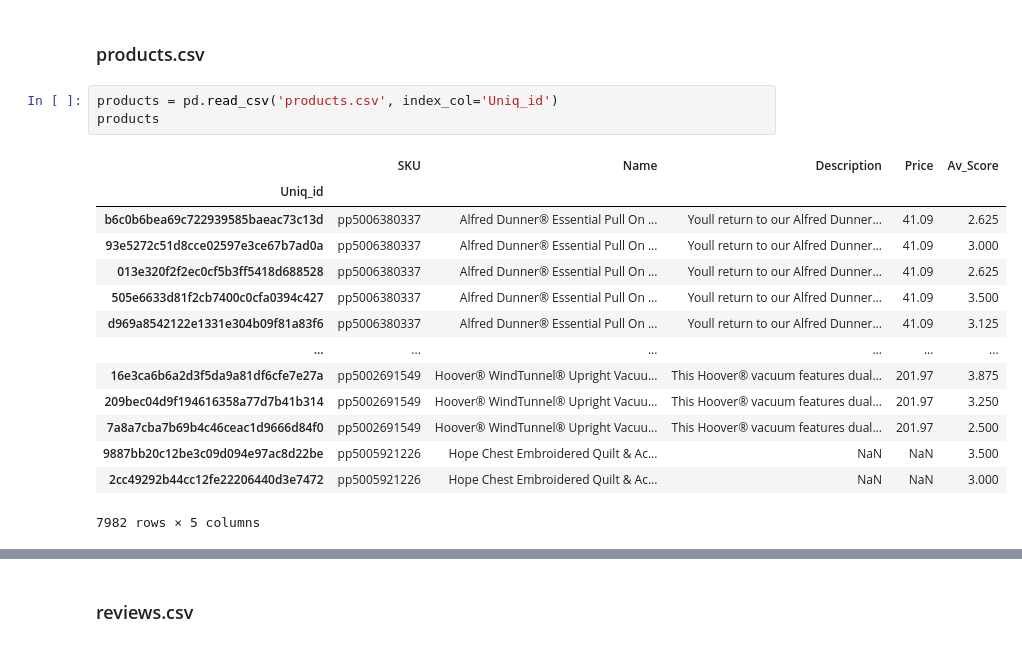
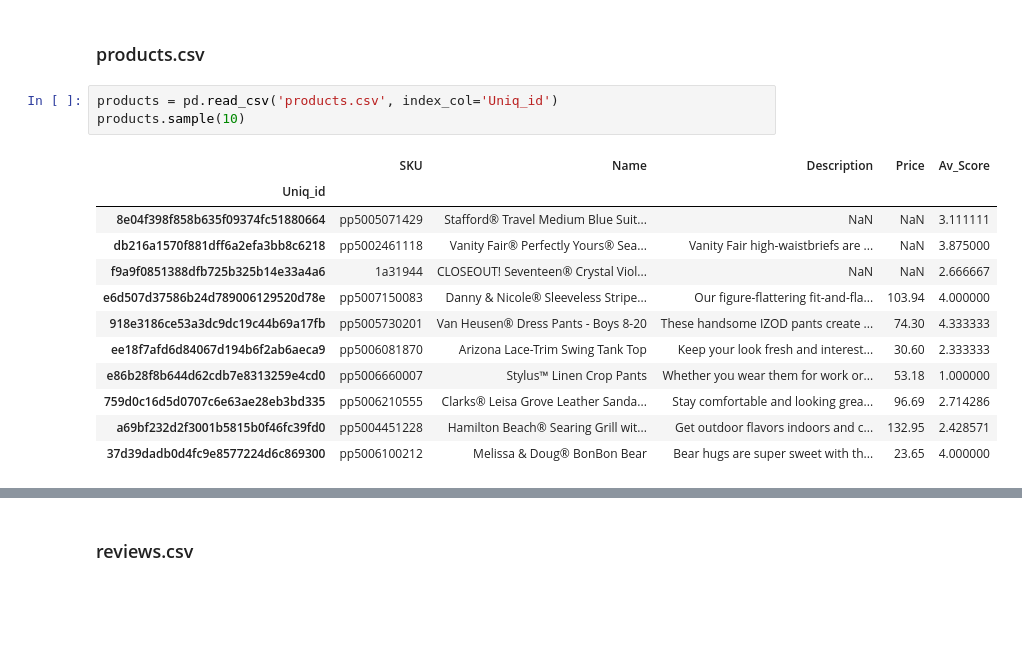
Before and after one commit to Kirera-Wainaina/data-manipulation-class-assignment, a Jupyter notebook: 3367315_BD2.ipynb, the cells around one changed output, grey strips where cells are left out. Saved outputs shown, nothing was run; the diff lists cells and outputs as text; blank space fills up the shorter version.

```diff
--- a/3367315_BD2.ipynb
+++ b/3367315_BD2.ipynb
@@ -161,19 +258,17 @@ jcpenney_reviewers
 ### products.csv
 # %%
 products = pd.read_csv('products.csv', index_col='Uniq_id')
-products
+products.sample(10)
 # %% [output]
 |  | SKU | Name | Description | Price | Av_Score |
 | Uniq_id |  |  |  |  |  |
-| b6c0b6bea69c722939585baeac73c13d | pp5006380337 | Alfred Dunner® Essential Pull On ... | Youll return to our Alfred Dunner... | 41.09 | 2.625 |
-| 93e5272c51d8cce02597e3ce67b7ad0a | pp5006380337 | Alfred Dunner® Essential Pull On ... | Youll return to our Alfred Dunner... | 41.09 | 3.000 |
-| 013e320f2f2ec0cf5b3ff5418d688528 | pp5006380337 | Alfred Dunner® Essential Pull On ... | Youll return to our Alfred Dunner... | 41.09 | 2.625 |
-| 505e6633d81f2cb7400c0cfa0394c427 | pp5006380337 | Alfred Dunner® Essential Pull On ... | Youll return to our Alfred Dunner... | 41.09 | 3.500 |
-| d969a8542122e1331e304b09f81a83f6 | pp5006380337 | Alfred Dunner® Essential Pull On ... | Youll return to our Alfred Dunner... | 41.09 | 3.125 |
-| ... | ... | ... | ... | ... | ... |
-| 16e3ca6b6a2d3f5da9a81df6cfe7e27a | pp5002691549 | Hoover® WindTunnel® Upright Vacuu... | This Hoover® vacuum features dual... | 201.97 | 3.875 |
-| 209bec04d9f194616358a77d7b41b314 | pp5002691549 | Hoover® WindTunnel® Upright Vacuu... | This Hoover® vacuum features dual... | 201.97 | 3.250 |
-| 7a8a7cba7b69b4c46ceac1d9666d84f0 | pp5002691549 | Hoover® WindTunnel® Upright Vacuu... | This Hoover® vacuum features dual... | 201.97 | 2.500 |
-| 9887bb20c12be3c09d094e97ac8d22be | pp5005921226 | Hope Chest Embroidered Quilt & Ac... | NaN | NaN | 3.500 |
-| 2cc49292b44cc12fe22206440d3e7472 | pp5005921226 | Hope Chest Embroidered Quilt & Ac... | NaN | NaN | 3.000 |
+| 8e04f398f858b635f09374fc51880664 | pp5005071429 | Stafford® Travel Medium Blue Suit... | NaN | NaN | 3.111111 |
+| db216a1570f881dff6a2efa3bb8c6218 | pp5002461118 | Vanity Fair® Perfectly Yours® Sea... | Vanity Fair high-waistbriefs are ... | NaN | 3.875000 |
+| f9a9f0851388dfb725b325b14e33a4a6 | 1a31944 | CLOSEOUT! Seventeen® Crystal Viol... | NaN | NaN | 2.666667 |
+| e6d507d37586b24d789006129520d78e | pp5007150083 | Danny & Nicole® Sleeveless Stripe... | Our figure-flattering fit-and-fla... | 103.94 | 4.000000 |
+| 918e3186ce53a3dc9dc19c44b69a17fb | pp5005730201 | Van Heusen® Dress Pants - Boys 8-20 | These handsome IZOD pants create ... | 74.30 | 4.333333 |
+| ee18f7afd6d84067d194b6f2ab6aeca9 | pp5006081870 | Arizona Lace-Trim Swing Tank Top | Keep your look fresh and interest... | 30.60 | 2.333333 |
+| e86b28f8b644d62cdb7e8313259e4cd0 | pp5006660007 | Stylus™ Linen Crop Pants | Whether you wear them for work or... | 53.18 | 1.000000 |
+| 759d0c16d5d0707c6e63ae28eb3bd335 | pp5006210555 | Clarks® Leisa Grove Leather Sanda... | Stay comfortable and looking grea... | 96.69 | 2.714286 |
+| a69bf232d2f3001b5815b0f46fc39fd0 | pp5004451228 | Hamilton Beach® Searing Grill wit... | Get outdoor flavors indoors and c... | 132.95 | 2.428571 |
+| 37d39dadb0d4fc9e8577224d6c869300 | pp5006100212 | Melissa & Doug® BonBon Bear | Bear hugs are super sweet with th... | 23.65 | 4.000000 |
-7982 rows × 5 columns
```
Also changed, not shown: parts of 30 cells of this notebook.
